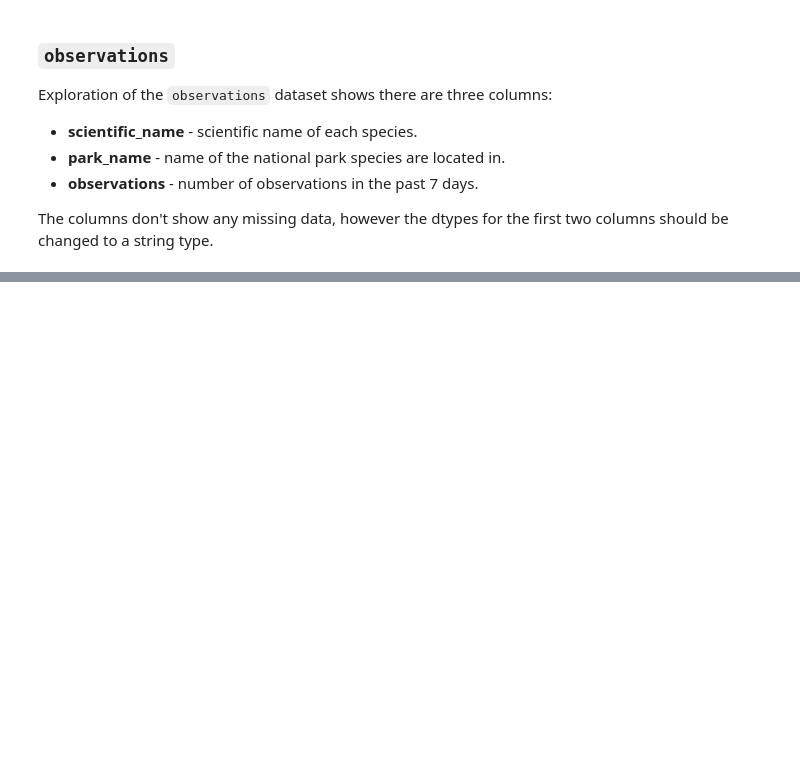
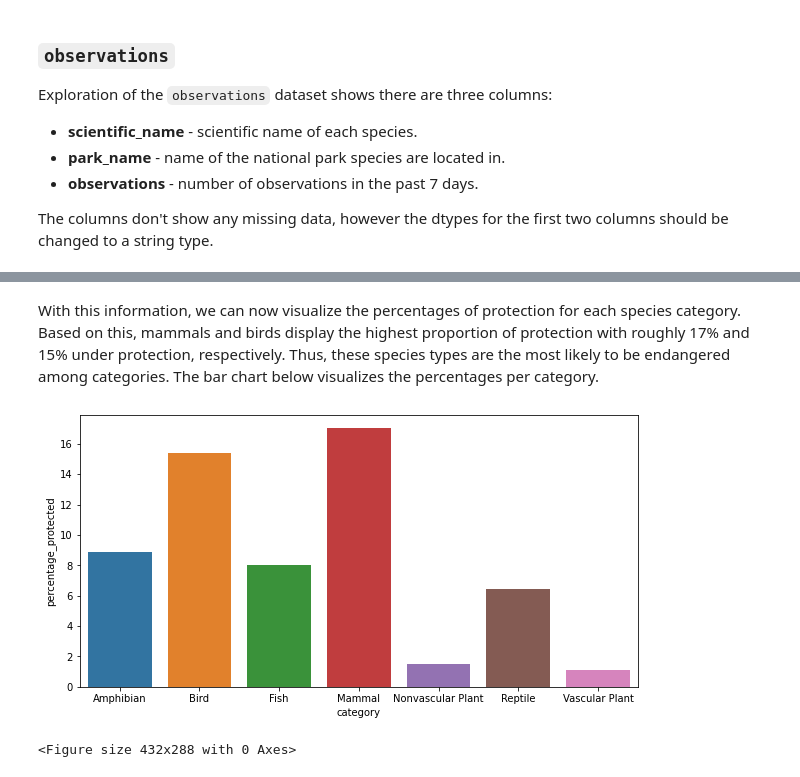
Before and after one commit to marcocamilo/Biodiversity-in-National-Parks, a Jupyter notebook: biodiversity.ipynb, the cells around one changed output, grey strips where cells are left out. Cells and saved outputs as stored; diff of their text form; code cells hidden in the pictures; blank space fills up the shorter version.

```diff
--- a/biodiversity.ipynb
+++ b/biodiversity.ipynb
@@ -296,0 +470,16 @@ species =
+# %%
+species['protected'] = species.conservation_status != 'No intervention'
+
+category_protections = species.groupby(['category', 'protected'])\
+                        .scientific_name.nunique()\
+                        .reset_index()\
+                        .pivot_table(columns = 'protected',
+                                    index = 'category',
+                                    values = 'scientific_name')\
+                        .reset_index()
+category_protections.columns = ['category', 'not_protected', 'protected']
+
+category_protections['percentage_protected'] = (category_protections.protected / \
+                                                (category_protections.protected + category_protections.not_protected) * 100)\
+                                                .round(2)
+display(category_protections)
@@ -296,0 +495,10 @@ species =
+# %% [markdown]
+With this information, we can now visualize the percentages of protection for each species category. Based on this, mammals and birds display the highest proportion of protection with roughly 17% and 15% under protection, respectively. Thus, these species types are the most likely to be endangered among categories. The bar chart below visualizes the percentages per category.
+# %%
+plt.figure(figsize=(10,5))
+sns.barplot(data = category_protections, y = 'percentage_protected', x = 'category')
+plt.show()
+plt.clf()
+# %% [output]
+[figure, added]
+<Figure size 432x288 with 0 Axes>
```
Also changed, not shown: parts of 53 cells of this notebook, 1 other file.
